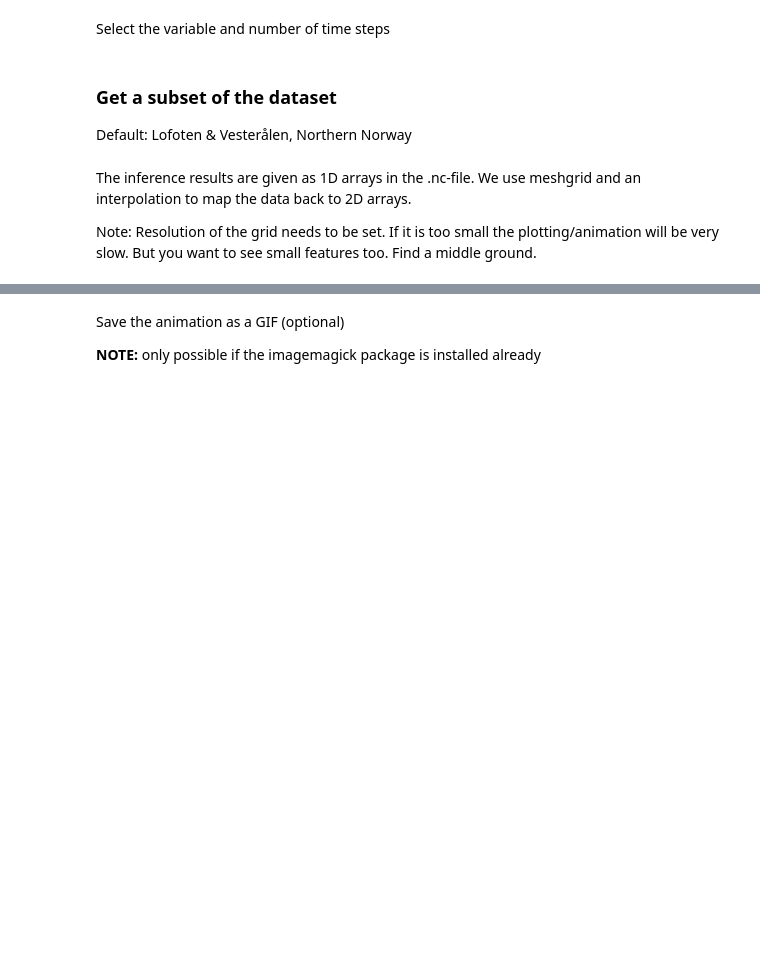
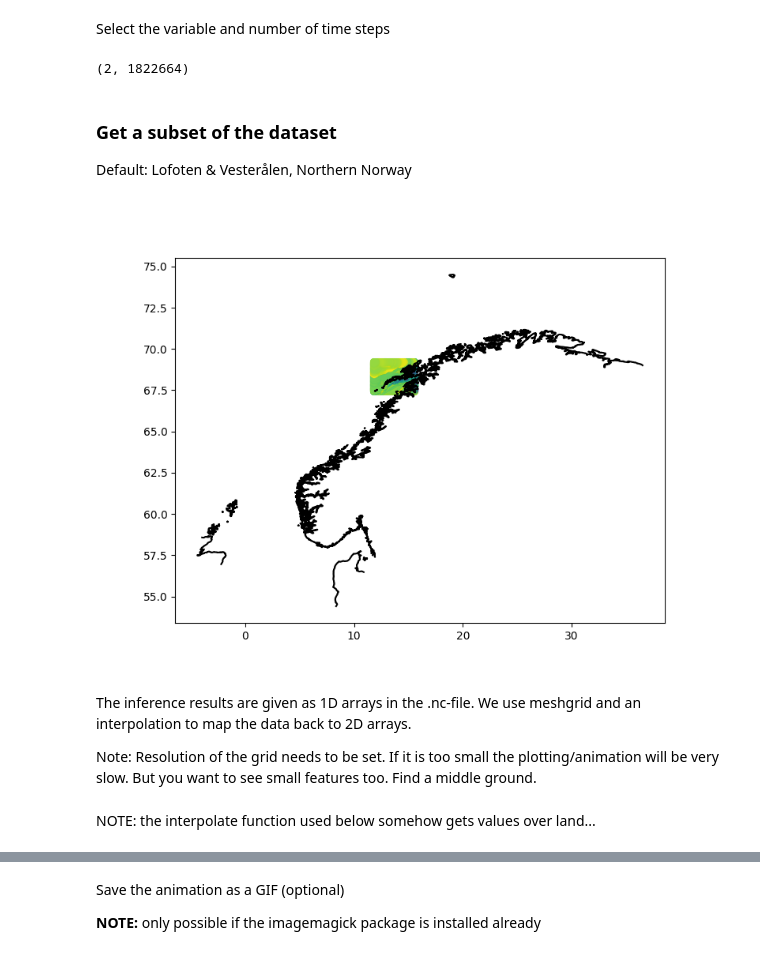
Before and after one commit to metno/ocean-ai, a Jupyter notebook: plot/infer_results.ipynb, the cells around one changed output, grey strips where cells are left out. Cells and saved outputs as stored; diff of their text form; code cells hidden in the pictures; blank space fills up the shorter version.

Commit message:
plotting graph-resolution experiment

```diff
--- a/plot/infer_results.ipynb
+++ b/plot/infer_results.ipynb
@@ -13,10 +13,11 @@ from utils import mesh, interpolate, subset_variable, update_anim, simple_mesh_p
 # %% [markdown]
 ### Open the (netcdf) dataset using xarray
 # %%
-#dir = '/lustre/storeB/project/fou/hi/foccus/experiments/graph_resolution/'
-dir = '/lustre/storeB/project/fou/hi/foccus/experiments/temp-jan/'
+dir = '/lustre/storeB/project/fou/hi/foccus/experiments/graph_resolution/'
+#dir = '/lustre/storeB/project/fou/hi/foccus/experiments/temp-jan/'
 #file = dir + '62677636-infer.nc'
-file = dir + '62677636-infer.nc'
+#file = dir + '62677636-infer.nc'
+file = dir + '5/infer-test-5res.nc'
 ds = xr.open_dataset(file)
 # %% [markdown]
 Select the variable and number of time steps
@@ -29,6 +30,8 @@ longitude = ds.longitude
 latitude = ds.latitude
 # %%
 var_norway.shape
+# %% [output]
+(2, 1822664)
 # %% [markdown]
 ### Get a subset of the dataset
 Default: Lofoten & Vesterålen, Northern Norway
@@ -46,3 +51,9 @@ var, lat, lon = subset_variable(var_norway,latitude,longitude,lat_min,lat_max,lo
+# %%
+fig0, ax0 = plt.subplots(figsize=(8, 6))
+ax0.scatter(lon,lat,c=var[0])
+plot_landmask(ax0)
+# %% [output]
+[figure, added]
 # %% [markdown]
 The inference results are given as 1D arrays in the .nc-file. We use meshgrid and an interpolation to map the data back to 2D arrays.
 
@@ -55,6 +66,8 @@ lat_grid, lon_grid = mesh(lat, lon, resolution)
 var_interp = np.empty([ntime,lat_grid.shape[0],lat_grid.shape[1]])
 for itime in range(ntime):
     var_interp[itime] = interpolate(var[itime], lat, lon, resolution)
+# %% [markdown]
+NOTE: the interpolate function used below somehow gets values over land...
 # %%
 time_steps = ds.time.values
 vmin = int(var_interp.min() - 0.5)
```
Also changed, not shown: parts of 7 cells of this notebook.
